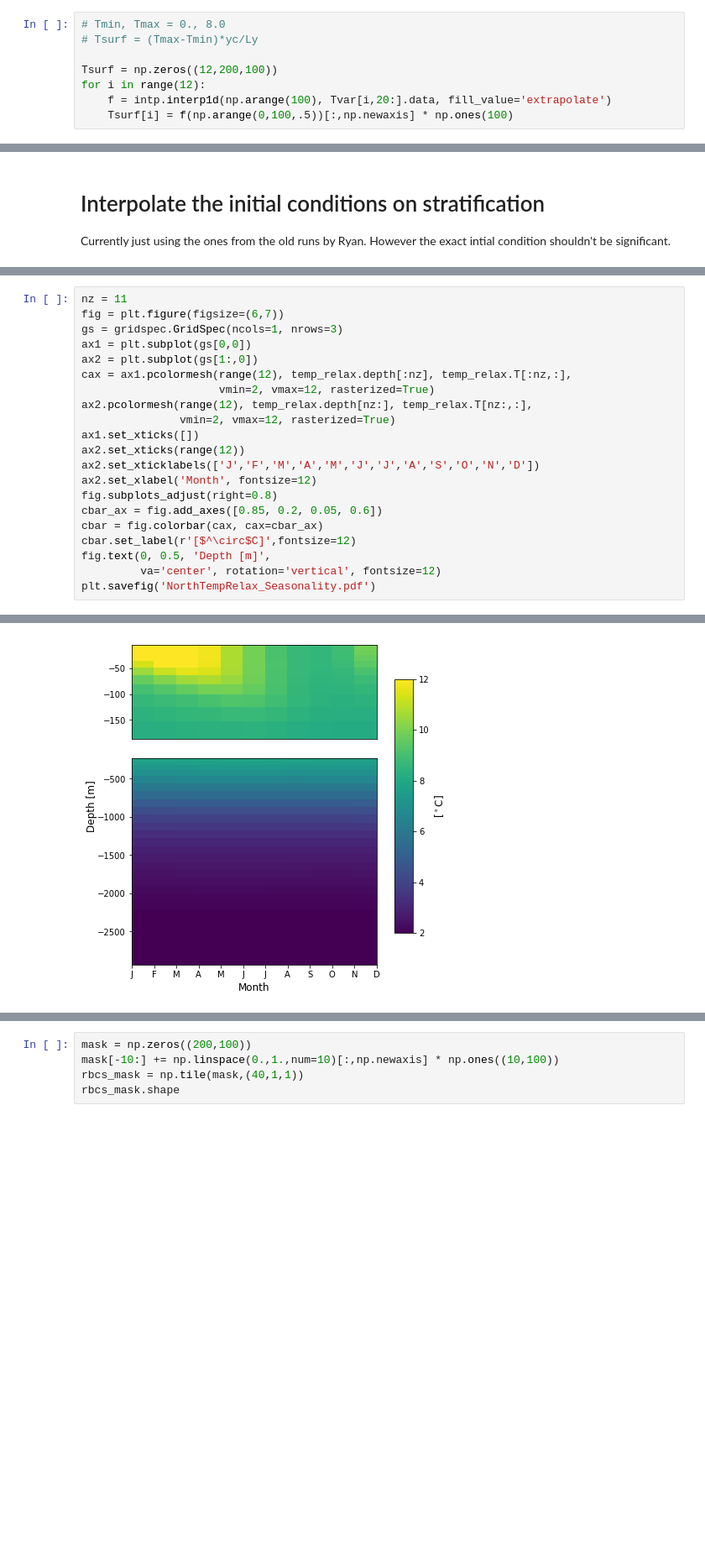
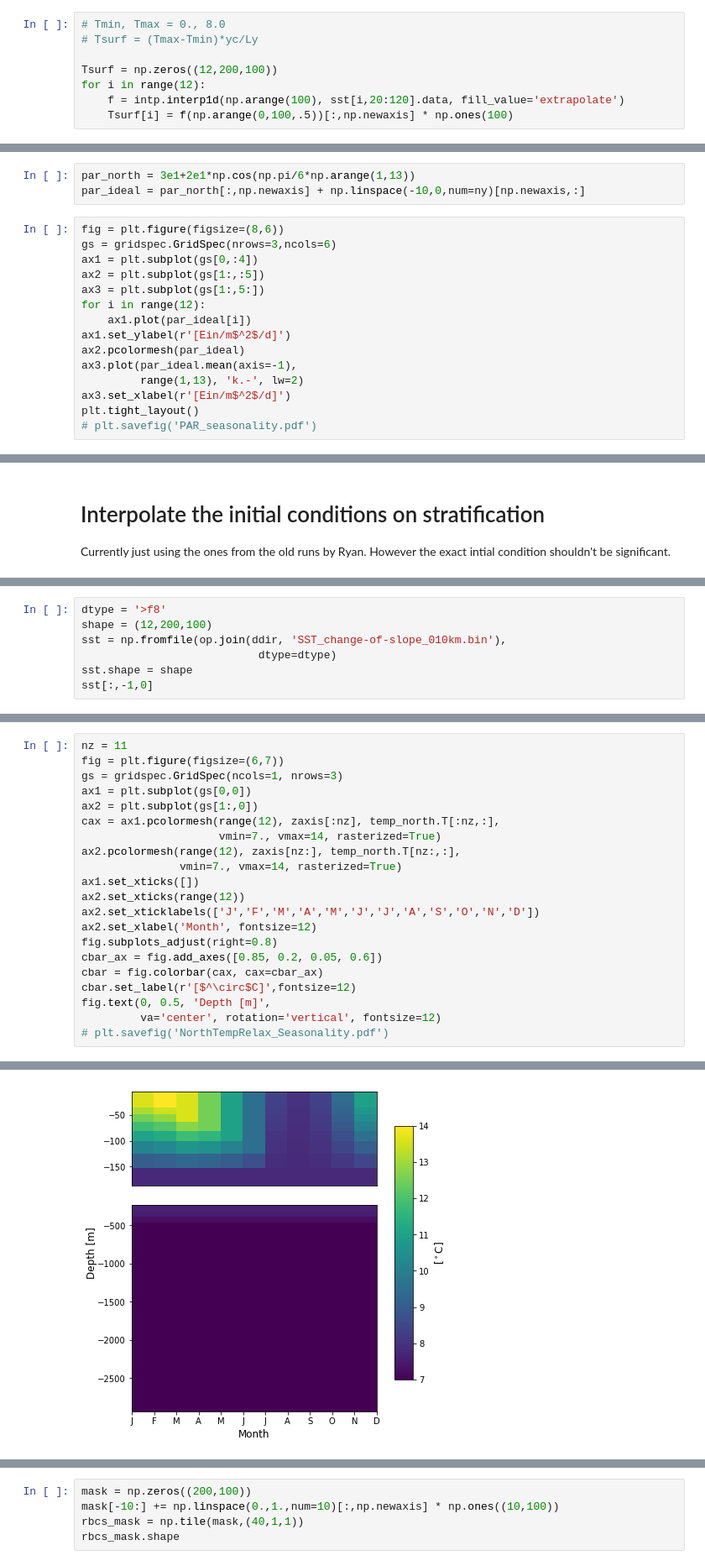
Before and after one commit to liutongya/3D2804, a Jupyter notebook: notebooks/input_10km_run.ipynb, the cells around one changed output, grey strips where cells are left out. Shown at 84% size. Saved outputs shown, nothing was run; the diff lists cells and outputs as text; blank space fills up the shorter version.

```diff
--- a/notebooks/input_10km_run.ipynb
+++ b/notebooks/input_10km_run.ipynb
@@ -183,7 +276,7 @@ Coordinates:
 
 Tsurf = np.zeros((12,200,100))
 for i in range(12):
-    f = intp.interp1d(np.arange(100), Tvar[i,20:].data, fill_value='extrapolate')
+    f = intp.interp1d(np.arange(100), sst[i,20:120].data, fill_value='extrapolate')
     Tsurf[i] = f(np.arange(0,100,.5))[:,np.newaxis] * np.ones(100)
 # %%
 plt.figure(figsize=(10,5))
@@ -272,0 +383,18 @@ PAR_mon.sel(lat=slice(-45.,-60.)).plot()
+# %%
+par_north = 3e1+2e1*np.cos(np.pi/6*np.arange(1,13))
+par_ideal = par_north[:,np.newaxis] + np.linspace(-10,0,num=ny)[np.newaxis,:]
+# %%
+fig = plt.figure(figsize=(8,6))
+gs = gridspec.GridSpec(nrows=3,ncols=6)
+ax1 = plt.subplot(gs[0,:4])
+ax2 = plt.subplot(gs[1:,:5])
+ax3 = plt.subplot(gs[1:,5:])
+for i in range(12):
+    ax1.plot(par_ideal[i])
+ax1.set_ylabel(r'[Ein/m$^2$/d]')
+ax2.pcolormesh(par_ideal)
+ax3.plot(par_ideal.mean(axis=-1),
+         range(1,13), 'k.-', lw=2)
+ax3.set_xlabel(r'[Ein/m$^2$/d]')
+plt.tight_layout()
+# plt.savefig('PAR_seasonality.pdf')
@@ -368,0 +493,7 @@ plt.plot(Tstar, zaxis)
+# %%
+dtype = '>f8'
+shape = (12,200,100)
+sst = np.fromfile(op.join(ddir, 'SST_change-of-slope_010km.bin'),
+                           dtype=dtype)
+sst.shape = shape
+sst[:,-1,0]
@@ -415,10 +654,10 @@ fig = plt.figure(figsize=(6,7))
 gs = gridspec.GridSpec(ncols=1, nrows=3)
 ax1 = plt.subplot(gs[0,0])
 ax2 = plt.subplot(gs[1:,0])
-cax = ax1.pcolormesh(range(12), temp_relax.depth[:nz], temp_relax.T[:nz,:],
-                     vmin=2, vmax=12, rasterized=True)
-ax2.pcolormesh(range(12), temp_relax.depth[nz:], temp_relax.T[nz:,:],
-               vmin=2, vmax=12, rasterized=True)
+cax = ax1.pcolormesh(range(12), zaxis[:nz], temp_north.T[:nz,:],
+                     vmin=7., vmax=14, rasterized=True)
+ax2.pcolormesh(range(12), zaxis[nz:], temp_north.T[nz:,:],
+               vmin=7., vmax=14, rasterized=True)
 ax1.set_xticks([])
 ax2.set_xticks(range(12))
 ax2.set_xticklabels(['J','F','M','A','M','J','J','A','S','O','N','D'])
@@ -429,5 +668,5 @@ cbar = fig.colorbar(cax, cax=cbar_ax)
 cbar.set_label(r'[$^\circ$C]',fontsize=12)
 fig.text(0, 0.5, 'Depth [m]',
          va='center', rotation='vertical', fontsize=12)
-plt.savefig('NorthTempRelax_Seasonality.pdf')
+# plt.savefig('NorthTempRelax_Seasonality.pdf')
 # %% [output]
@@ -434 +674 @@ plt.savefig('NorthTempRelax_Seasonality.pdf')
-[figure, old version]
+[figure, new version]
```
Also changed, not shown: parts of 62 cells of this notebook, 3 other files.
